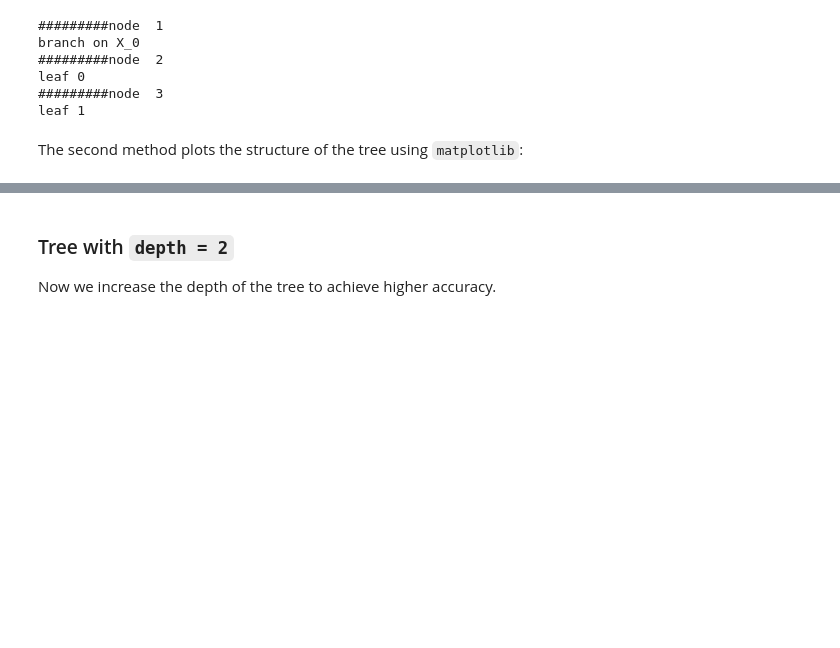
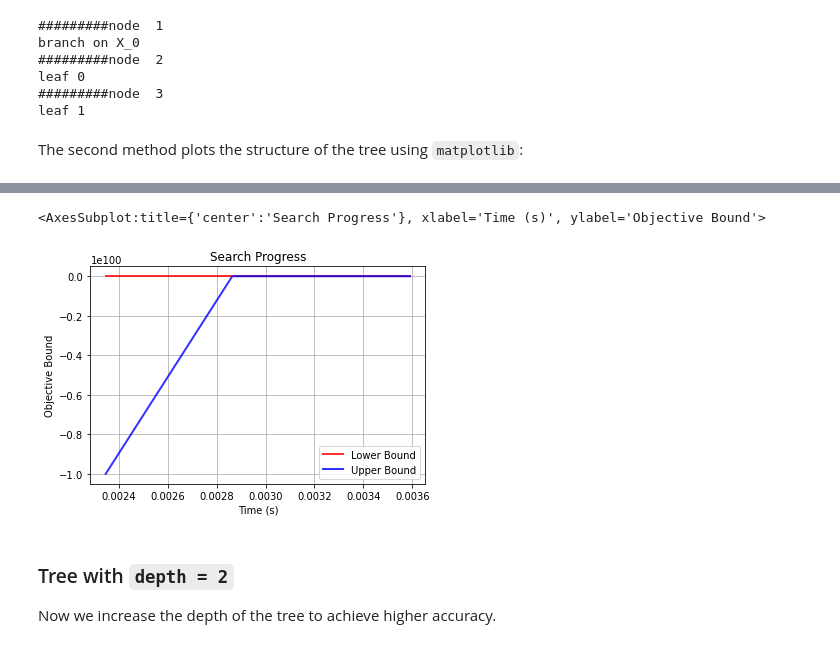
Before and after one commit to D3M-Research-Group/odtlearn, a Jupyter notebook: docs/notebooks/FlowOCT.ipynb, the cells around one changed output, grey strips where cells are left out. Cells and saved outputs as stored; diff of their text form; code cells hidden in the pictures; blank space fills up the shorter version.

```diff
--- a/docs/notebooks/FlowOCT.ipynb
+++ b/docs/notebooks/FlowOCT.ipynb
@@ -212,3 +238,8 @@ plt.show()
+# %%
+stcl.plot_search_progress()
+# %% [output]
+<AxesSubplot:title={'center':'Search Progress'}, xlabel='Time (s)', ylabel='Objective Bound'>
+[figure, added]
 # %% [markdown]
 ### Tree with `depth = 2`
 
```
Also changed, not shown: parts of 21 cells of this notebook, 7 other files.
